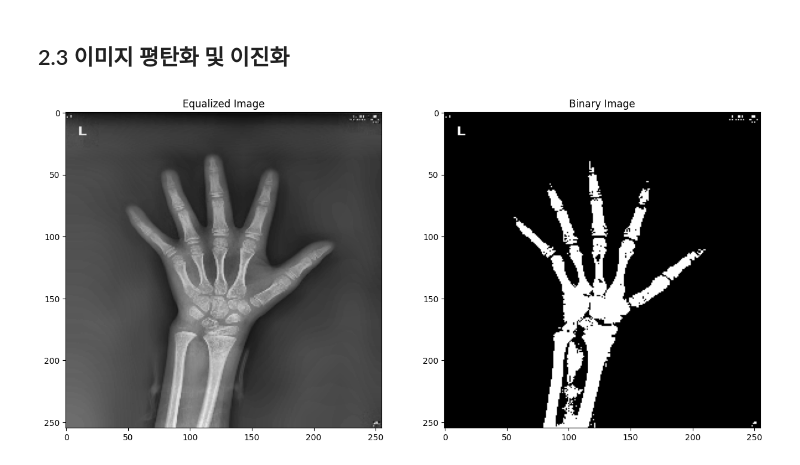
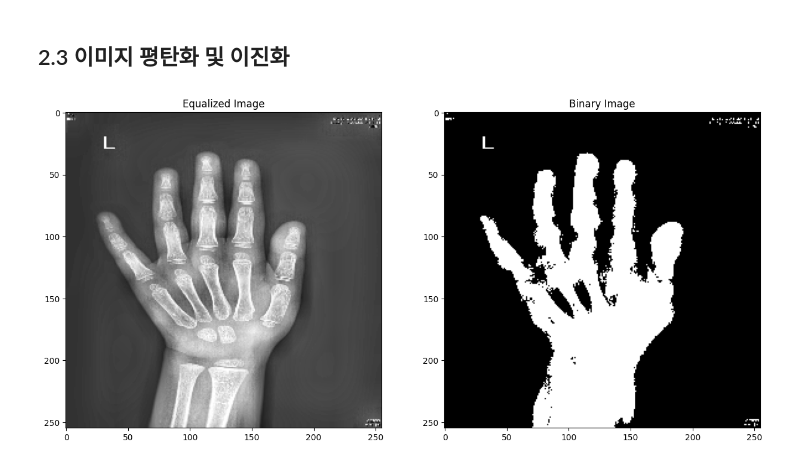
Before and after one commit to jinuHH/BondAge_Project, a Jupyter notebook: [Test]data_process.ipynb, the cells around one changed output. Cells and saved outputs as stored; diff of their text form; code cells hidden in the pictures.

```diff
--- a/[Test]data_process.ipynb
+++ b/[Test]data_process.ipynb
@@ -213,7 +213,7 @@ os.makedirs(test_image_folder, exist_ok=True)
 ## 2.1 이미지 불러오고 사이즈 수정
 # %%
 img_path = "/Users/jinwo/OneDrive/바탕 화면/골연령데이터/Data/Images/"
-img_sample = plt.imread(img_path + "217_F.jpg", cv2.IMREAD_GRAYSCALE)
+img_sample = plt.imread(img_path + "14_F.jpg", cv2.IMREAD_GRAYSCALE)
 
 #이미지 데이터 타입 확인
 print("이미지 데이터 타입:", img_sample.dtype)
@@ -258,7 +258,7 @@ normalized_image = cv2.normalize(resized_img, None, 0, 255, cv2.NORM_MINMAX)
 # h : 필터 강도. 값이 작을수록 노이즈 제거가 더 강하게 적용.
 # templateWindowSize : 비교 윈도우 크기. 큰 값은 노이즈 제거를 강화하지만 계산 비용이 더 많이 듦.
 # searchWindowSize : 이웃 픽셀을 검색하는 윈도우의 크기. 큰 값일수록 좋지만 계산 비용이 더 많이 듦.
-denoised_image = cv2.fastNlMeansDenoising(normalized_image, None, h=3, templateWindowSize=21, searchWindowSize=30)
+denoised_image = cv2.fastNlMeansDenoising(normalized_image, None, h=1, templateWindowSize=21, searchWindowSize=30)
 
 #결과 비교
 plt.figure(figsize=(15, 10))
@@ -279,25 +279,25 @@ plt.show()
 # %%
 #이미지 평탄화(Contrast Stretching)
 #이미지 평탄화는 이미지의 전체적인 대비를 향상시키는 기술이다. 히스토그램을 이용하여 이미지의 밝기 범위를 조절한다.
 gray_image = cv2.cvtColor(denoised_image, cv2.COLOR_BGR2GRAY)
-clahe = cv2.createCLAHE(clipLimit=2.0, tileGridSize=(10, 10))
+clahe = cv2.createCLAHE(clipLimit=2.0, tileGridSize=(16,16))
 equalized_image = clahe.apply(gray_image)
 
 #이미지 이진화(Binarization)
 #이진화는 이미지를 흑백 두 가지 값으로 변환하는 작업이다. 특정 임계값 이상은 흰색, 이하는 검은색으로 설정한다.
 _, binary_image = cv2.threshold(equalized_image, 127, 255, cv2.THRESH_BINARY)
 
 # 결과 비교
 plt.figure(figsize=(15, 10))
 
 plt.subplot(1, 2, 1)
 plt.imshow(equalized_image, cmap='gray')
 plt.title('Equalized Image')
 
 plt.subplot(1, 2, 2)
 plt.imshow(binary_image, cmap='gray')
 plt.title('Binary Image')
 
 plt.show()
 # %% [output]
-[figure, old version]
+[figure, new version]
```
Also changed, not shown: parts of 2 cells of this notebook, 3 other files.
